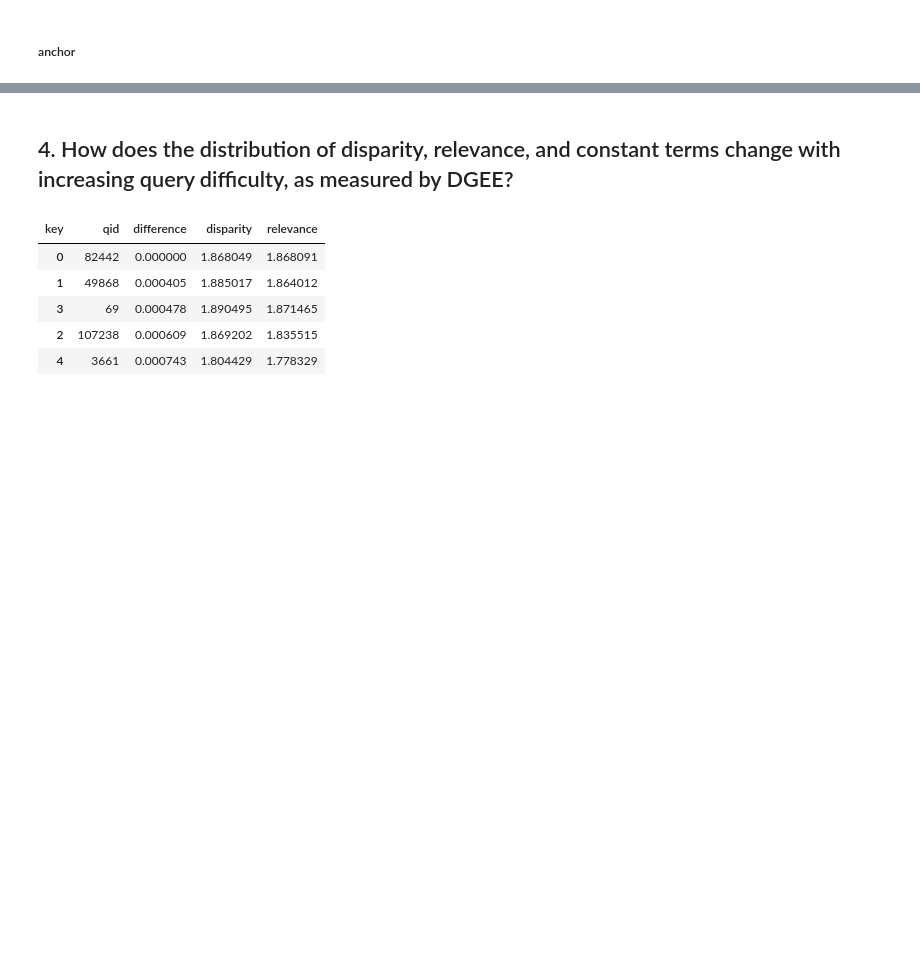
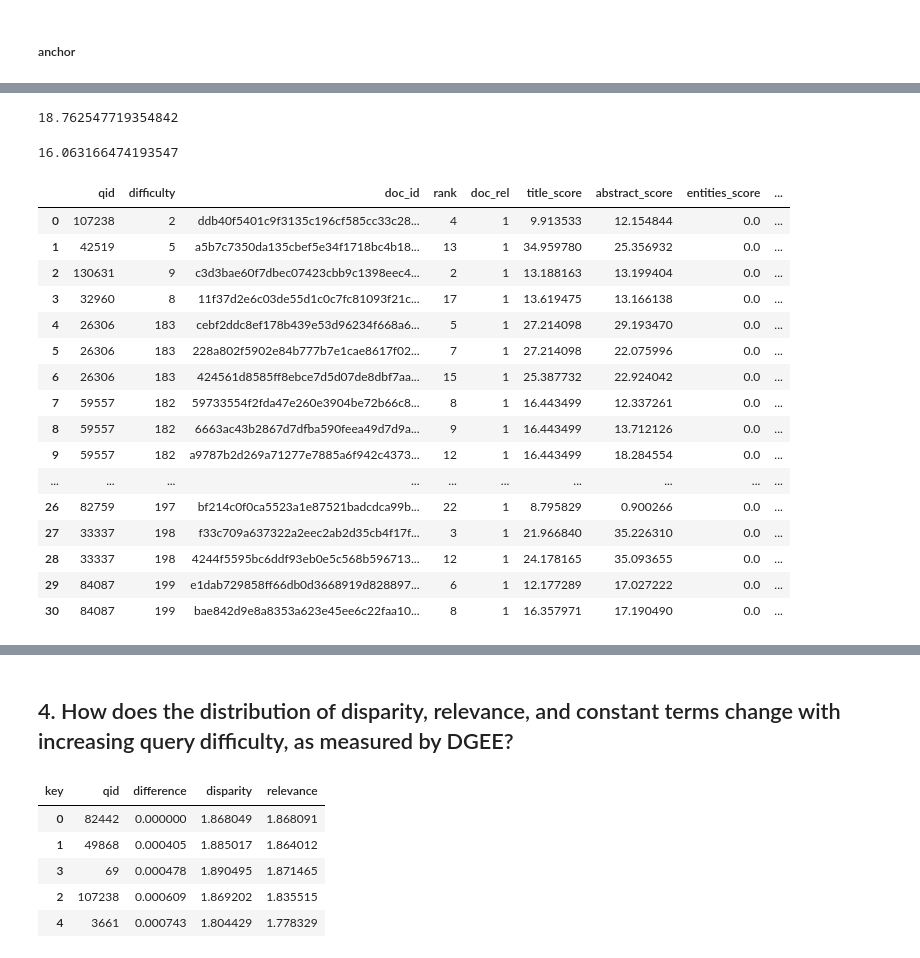
Before and after one commit to pilmus/thesis, a Jupyter notebook: app/notebooks/lm_error_analysis.ipynb, the cells around one changed output, grey strips where cells are left out. Saved outputs shown, nothing was run; the diff lists cells and outputs as text; code cells hidden in the pictures; blank space fills up the shorter version.

```diff
--- a/app/notebooks/lm_error_analysis.ipynb
+++ b/app/notebooks/lm_error_analysis.ipynb
@@ -826,10 +963,10 @@ inspect_doclist
 # %% [markdown]
 #### Create df with difficulty info and rankings
 # %%
-difdf = pd.merge(edf['qid'].reset_index().rename({'index':'difficulty'},axis=1)[['qid','difficulty']],rankdf[['qid','doc_id','rank','doc_rel']], on='qid')
-difdf = difdf[(difdf.doc_rel == 1) & (difdf.qid.isin(edf.head(10).qid.tolist() + edf.tail(10).qid.tolist())) & (difdf.doc_id.isin(inspect_doclist))]
-print(len(difdf))
-difdf.head()
+difdf3 = pd.merge(edf['qid'].reset_index().rename({'index':'difficulty'},axis=1)[['qid','difficulty']],rankdf[['qid','doc_id','rank','doc_rel']], on='qid')
+difdf3 = difdf3[(difdf3.doc_rel == 1) & (difdf3.qid.isin(edf.head(10).qid.tolist() + edf.tail(10).qid.tolist())) & (difdf3.doc_id.isin(inspect_doclist3))]
+print(len(difdf3))
+difdf3.head()
 # %% [output]
 31
 |  | qid | difficulty | doc_id | rank | doc_rel |
@@ -843,7 +980,7 @@ difdf.head()
 # %%
 es = Elasticsearch([{'timeout':300}])
 # %%
-res = es.search(index='semanticscholar2020og',body={"size": len(inspect_doclist), "query": {"ids" : {"values" : inspect_doclist}}})
+res = es.search(index='semanticscholar2020og',body={"size": len(inspect_doclist3), "query": {"ids" : {"values" : inspect_doclist3}}})
 # %% [markdown]
 ##### Get features
 # %%
@@ -911,8 +1048,8 @@ emptyfeaturedict
   'journalName']}
 # %%
 for f in features:
-    difdf[f] = 1
-    difdf[f] = difdf.apply(lambda df: 0 if f in emptyfeaturedict[df.doc_id] else 1,axis = 1)
+    difdf3[f] = 1
+    difdf3[f] = difdf3.apply(lambda df: 0 if f in emptyfeaturedict[df.doc_id] else 1,axis = 1)
 # %%
 edfreldf = pd.merge(edf,reldf[['qid','query']].drop_duplicates(), on=['qid'],how='left')
 edfreldf['qlen'] = edfreldf['query'].apply(lambda row: len(row))
@@ -1006,0 +1146,2 @@ pd.merge(pd.merge(difdf[['qid','doc_id','rank']],feature_df[[f for f in feature_
+# %%
+diffdf3 = difdf3.copy()
@@ -1006,0 +1157,29 @@ pd.merge(pd.merge(difdf[['qid','doc_id','rank']],feature_df[[f for f in feature_
+# %%
+np.array(featm2['abstract_score'].to_list()).mean()
+# %% [output]
+18.762547719354842
+# %%
+np.array(featm3['abstract_score'].to_list()).mean()
+# %% [output]
+16.063166474193547
+# %%
+featm3 = pd.merge(diffdf3[['qid','difficulty','doc_id','rank','doc_rel']],fdf, on =['qid','doc_id'])
+featm3
+# %% [output]
+|  | qid | difficulty | doc_id | rank | doc_rel | title_score | abstract_score | entities_score | ... |
+| 0 | 107238 | 2 | ddb40f5401c9f3135c196cf585cc33c28... | 4 | 1 | 9.913533 | 12.154844 | 0.0 | ... |
+| 1 | 42519 | 5 | a5b7c7350da135cbef5e34f1718bc4b18... | 13 | 1 | 34.959780 | 25.356932 | 0.0 | ... |
+| 2 | 130631 | 9 | c3d3bae60f7dbec07423cbb9c1398eec4... | 2 | 1 | 13.188163 | 13.199404 | 0.0 | ... |
+| 3 | 32960 | 8 | 11f37d2e6c03de55d1c0c7fc81093f21c... | 17 | 1 | 13.619475 | 13.166138 | 0.0 | ... |
+| 4 | 26306 | 183 | cebf2ddc8ef178b439e53d96234f668a6... | 5 | 1 | 27.214098 | 29.193470 | 0.0 | ... |
+| 5 | 26306 | 183 | 228a802f5902e84b777b7e1cae8617f02... | 7 | 1 | 27.214098 | 22.075996 | 0.0 | ... |
+| 6 | 26306 | 183 | 424561d8585ff8ebce7d5d07de8dbf7aa... | 15 | 1 | 25.387732 | 22.924042 | 0.0 | ... |
+| 7 | 59557 | 182 | 59733554f2fda47e260e3904be72b66c8... | 8 | 1 | 16.443499 | 12.337261 | 0.0 | ... |
+| 8 | 59557 | 182 | 6663ac43b2867d7dfba590feea49d7d9a... | 9 | 1 | 16.443499 | 13.712126 | 0.0 | ... |
+| 9 | 59557 | 182 | a9787b2d269a71277e7885a6f942c4373... | 12 | 1 | 16.443499 | 18.284554 | 0.0 | ... |
+| ... | ... | ... | ... | ... | ... | ... | ... | ... | ... |
+| 26 | 82759 | 197 | bf214c0f0ca5523a1e87521badcdca99b... | 22 | 1 | 8.795829 | 0.900266 | 0.0 | ... |
+| 27 | 33337 | 198 | f33c709a637322a2eec2ab2d35cb4f17f... | 3 | 1 | 21.966840 | 35.226310 | 0.0 | ... |
+| 28 | 33337 | 198 | 4244f5595bc6ddf93eb0e5c568b596713... | 12 | 1 | 24.178165 | 35.093655 | 0.0 | ... |
+| 29 | 84087 | 199 | e1dab729858ff66db0d3668919d828897... | 6 | 1 | 12.177289 | 17.027222 | 0.0 | ... |
+| 30 | 84087 | 199 | bae842d9e8a8353a623e45ee6c22faa10... | 8 | 1 | 16.357971 | 17.190490 | 0.0 | ... |
```
Also changed, not shown: parts of 48 cells of this notebook, 1 other file.
